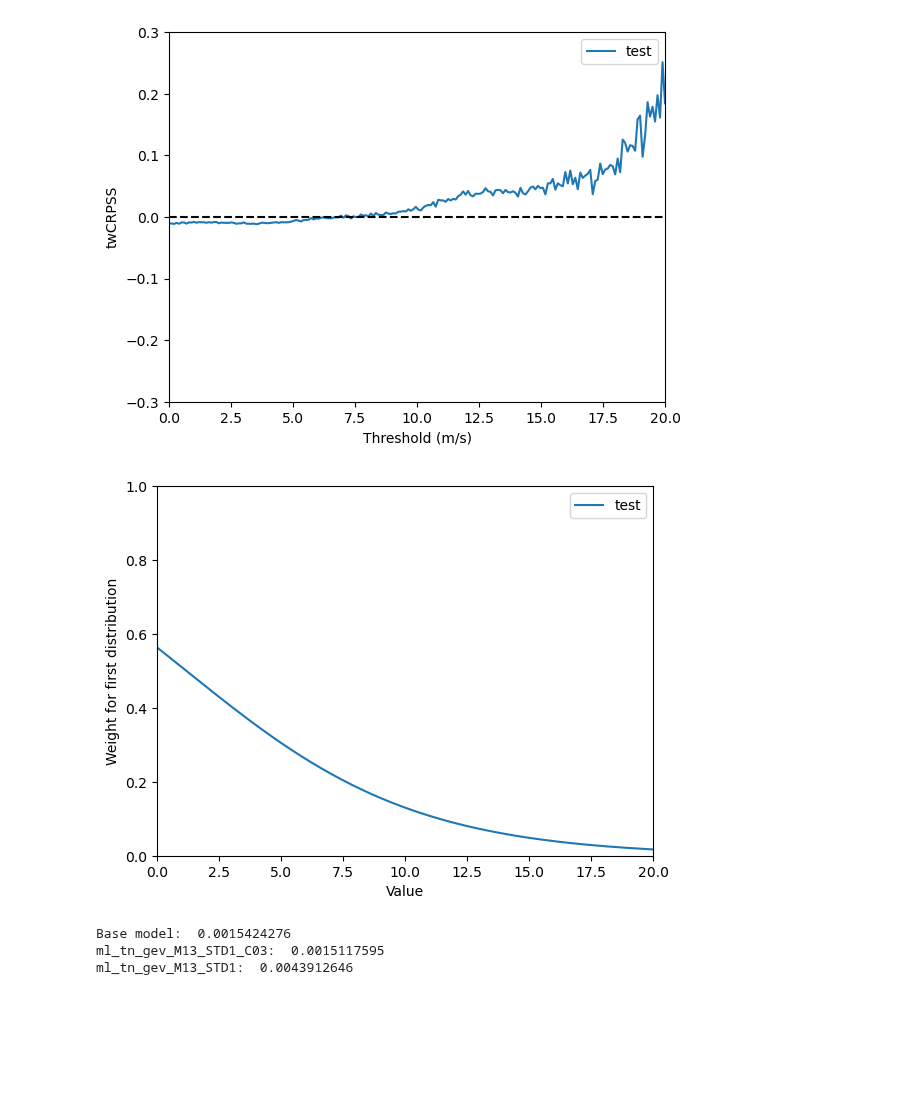
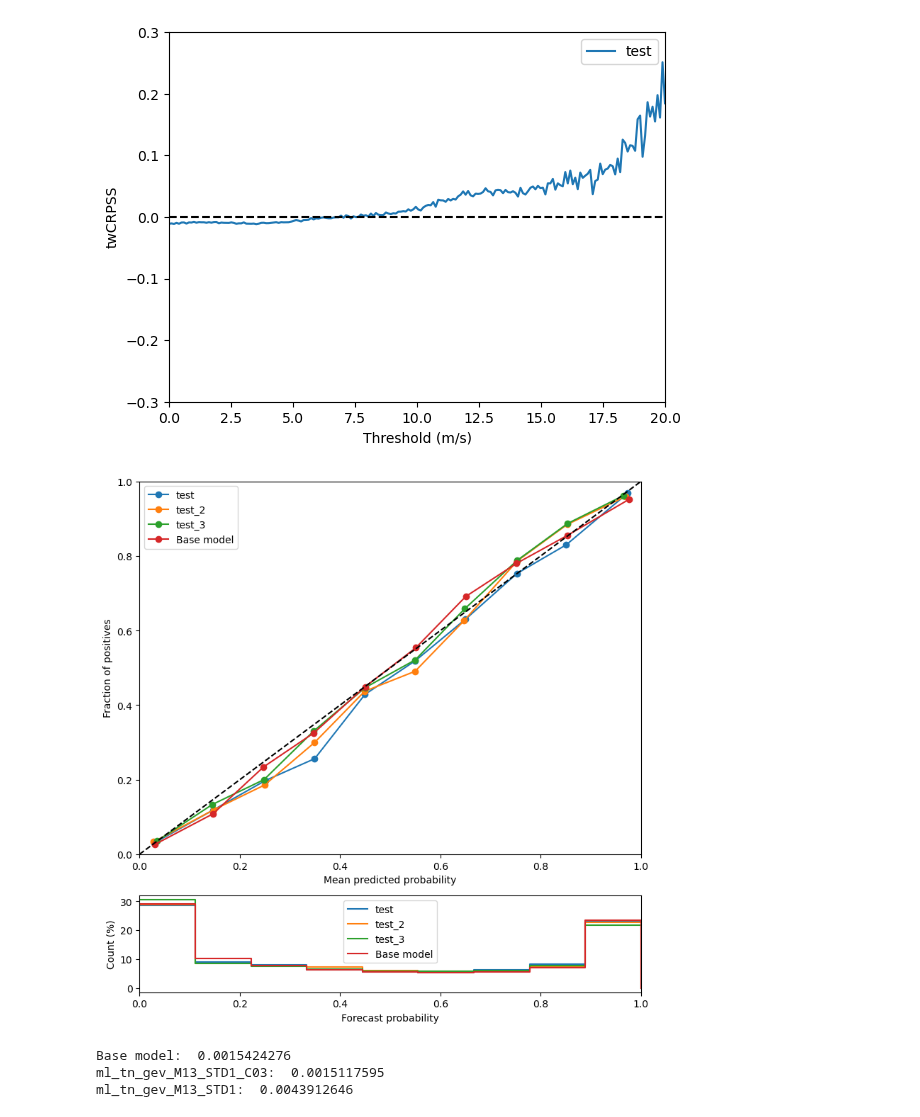
Before and after one commit to SimonHakvoort/thesiscode, a Jupyter notebook: src/emos_results/important_results.ipynb, the cells around one changed output. Drawn from its saved outputs; the diff is of its cells as text; code cells hidden in the pictures; blank space fills up the shorter version.

Commit message:
Worked on the correct implementation of computing cdf values and made a function to make a reliability and sharpness diagram

```diff
--- a/src/emos_results/important_results.ipynb
+++ b/src/emos_results/important_results.ipynb
@@ -109,10 +118,10 @@ ylim = [-0.3, 0.3]
 make_twcrpss_plot(base_model, test_dict, X_test, y_test, variances_test, values, ylim=ylim)
 # %% [output]
 [figure]
-# %%
-plot_weight_mixture(test_dict, values)
-# %% [output]
-[figure, removed]
+# %%
+make_reliability_and_sharpness(test_dict, X_test, y_test, variances_test, 5, base_model=base_model)
+# %% [output]
+[figure, added]
 # %%
 x = 18
 print("Base model: ", base_model.Brier_Score(X_test, y_test, variances_test, x).numpy())
```
Also changed, not shown: parts of 1 cell of this notebook, 11 other files.
